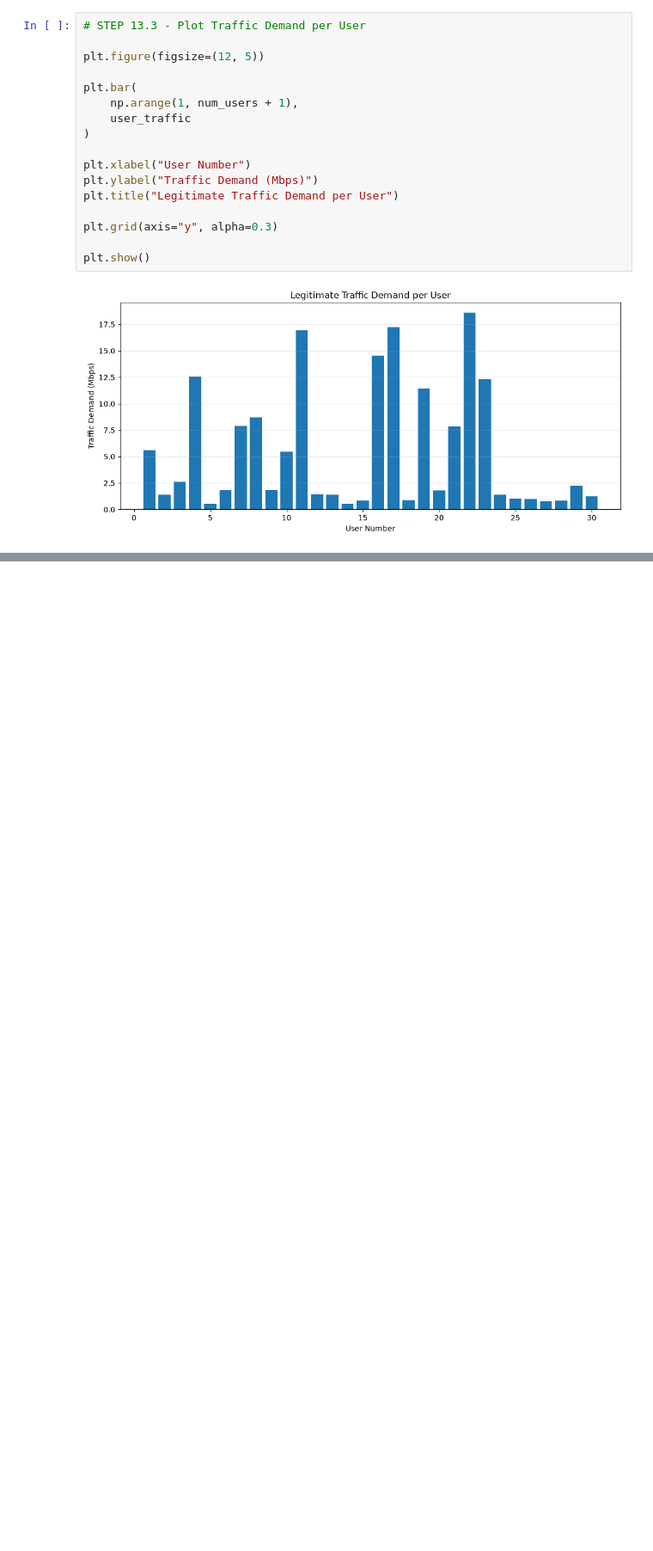
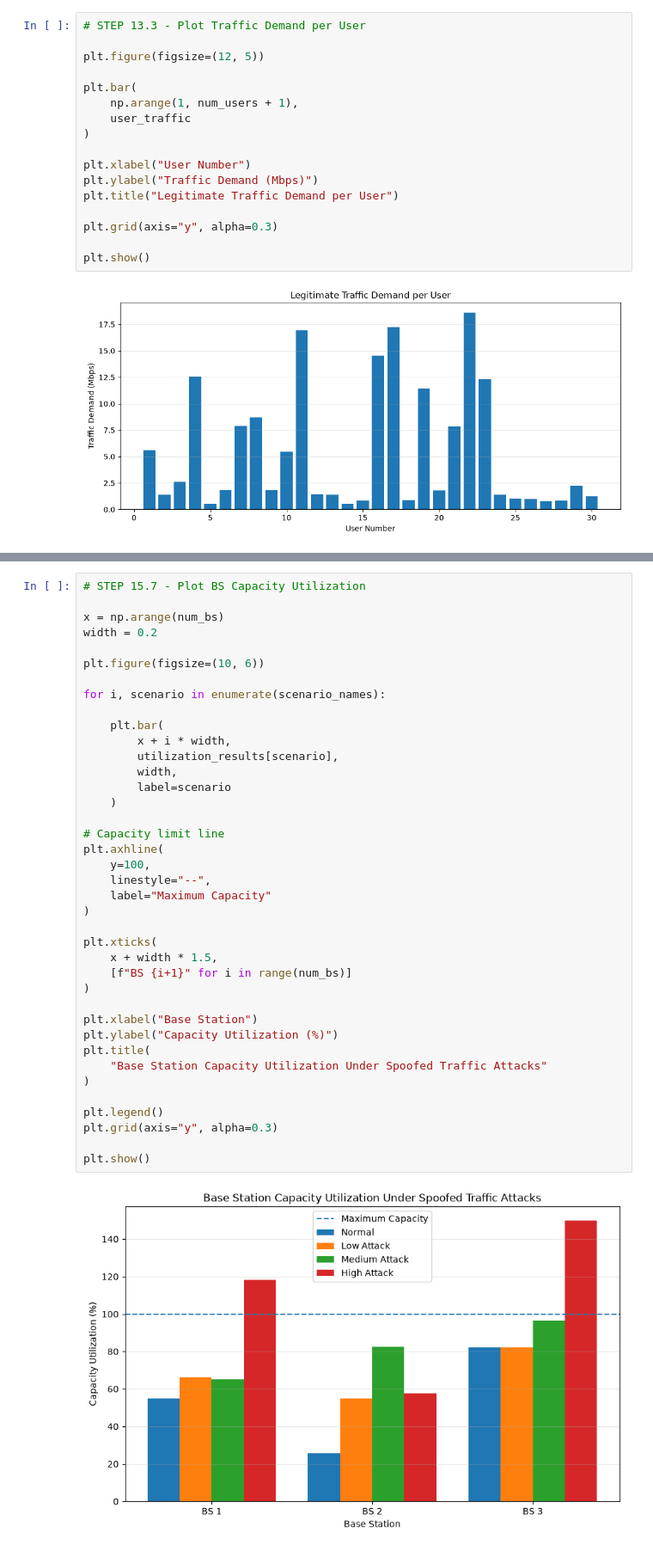
Before and after one commit to Chathuranga630/sionna, a Jupyter notebook: Spoofed_Traffic_v3.ipynb, the cells around one changed output, grey strips where cells are left out. Shown at 86% size. Saved outputs shown, nothing was run; the diff lists cells and outputs as text; blank space fills up the shorter version.

```diff
--- a/Spoofed_Traffic_v3.ipynb
+++ b/Spoofed_Traffic_v3.ipynb
@@ -2106,0 +2611,41 @@ traffic_summary
+# %%
+# STEP 15.7 - Plot BS Capacity Utilization
+
+x = np.arange(num_bs)
+width = 0.2
+
+plt.figure(figsize=(10, 6))
+
+for i, scenario in enumerate(scenario_names):
+
+    plt.bar(
+        x + i * width,
+        utilization_results[scenario],
+        width,
+        label=scenario
+    )
+
+# Capacity limit line
+plt.axhline(
+    y=100,
+    linestyle="--",
+    label="Maximum Capacity"
+)
+
+plt.xticks(
+    x + width * 1.5,
+    [f"BS {i+1}" for i in range(num_bs)]
+)
+
+plt.xlabel("Base Station")
+plt.ylabel("Capacity Utilization (%)")
+plt.title(
+    "Base Station Capacity Utilization Under Spoofed Traffic Attacks"
+)
+
+plt.legend()
+plt.grid(axis="y", alpha=0.3)
+
+plt.show()
+# %% [output]
+[figure, added]
```
Also changed, not shown: parts of 90 cells of this notebook.
